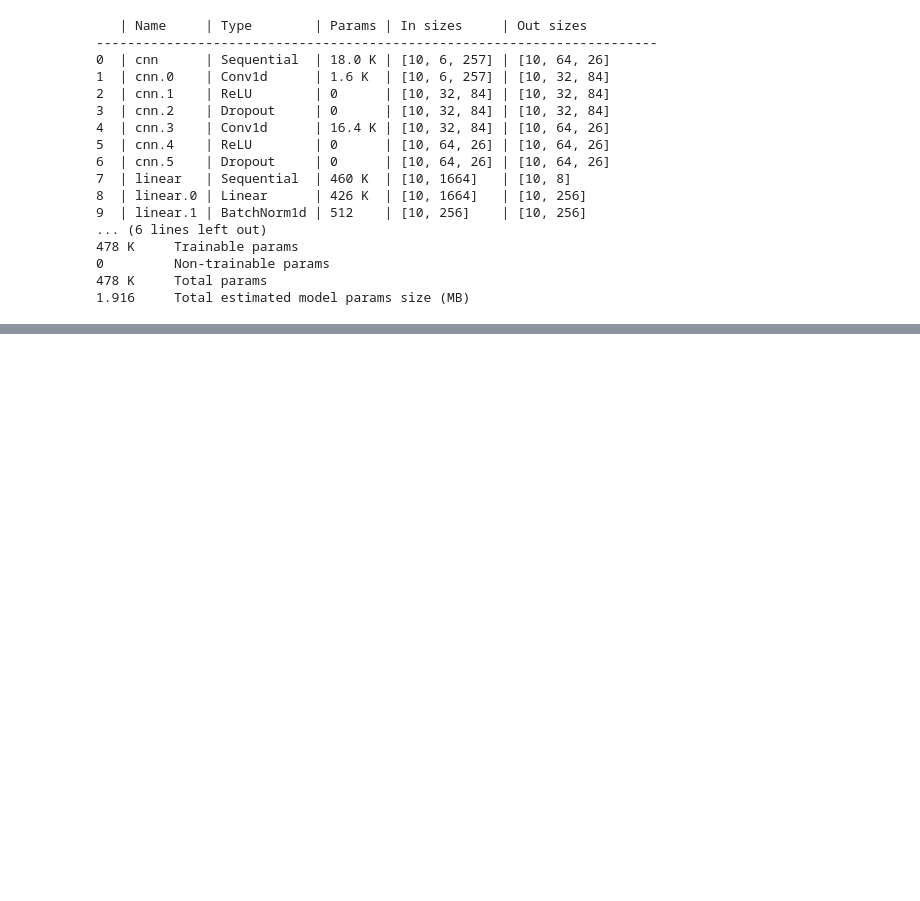
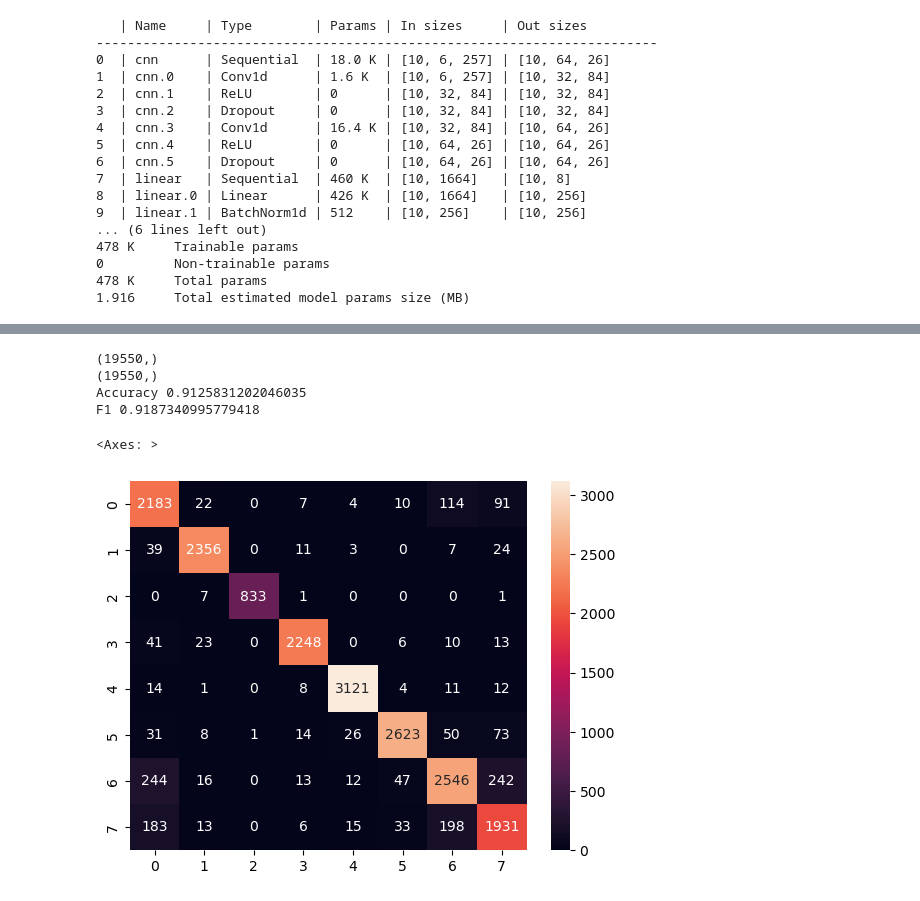
Before and after one commit to Tyern/HAR_AE, a Jupyter notebook: 08_classify.ipynb, the cells around one changed output, grey strips where cells are left out. Saved outputs shown, nothing was run; the diff lists cells and outputs as text; code cells hidden in the pictures; blank space fills up the shorter version.

```diff
--- a/08_classify.ipynb
+++ b/08_classify.ipynb
@@ -122,9 +125,13 @@ data_module = FFTDataModule(dataset_path=dataset_path, batch_size=8192)
 trainer.fit(model=net, datamodule=data_module)
 trainer.test(model=net, datamodule=data_module)
 # %%
-# checkpoint_path = "/nfs/ksdata/tran/HAR_AE/lightning_logs/08_classify_lin_gyr_sgd/version_0/checkpoints/sample_epoch=1819-step=9100-val_loss=0.723633.ckpt"
-# net = Classifier1D.load_from_checkpoint(checkpoint_path)
-# data_module = FFTDataModule(dataset_path=dataset_path, batch_size=8192)
+checkpoint_path = "/nfs/ksdata/tran/HAR_AE/lightning_logs/08_classify_lin_gyr_adam/version_20/checkpoints/sample_epoch=619-step=3100-val_loss=0.262460.ckpt"
 
-# trainer = L.Trainer()
-# trainer.test(model=net, datamodule=data_module)
+data_module = FFTDataModule.load_from_checkpoint(checkpoint_path)
+net = Classifier1D.load_from_checkpoint(checkpoint_path)
+
+trainer = L.Trainer()
+
+trainer.test(model=net, datamodule=data_module)
+pred = trainer.predict(model=net, datamodule=data_module)
+gt = list(map(lambda x: x[1], iter(data_module.predict_dataloader())))
@@ -130,0 +155,19 @@ trainer.test(model=net, datamodule=data_module)
+# %%
+pred_ravel = np.concatenate(list(map(lambda x: x.numpy(), pred)))
+gt_ravel = np.concatenate(list(map(lambda x: x.numpy(), gt)))
+
+accuracy = accuracy_score(gt_ravel, pred_ravel)
+print("Accuracy", accuracy)
+
+f1 = f1=f1_score(gt_ravel, pred_ravel, average="macro")
+print("F1", f1)
+
+cf = confusion_matrix(gt_ravel, pred_ravel)
+sns.heatmap(cf, annot=True, fmt='g')
+# %% [output]
+(19550,)
+(19550,)
+Accuracy 0.9125831202046035
+F1 0.9187340995779418
+<Axes: >
+[figure, added]
```
Also changed, not shown: parts of 2 cells of this notebook, 6 other files.
